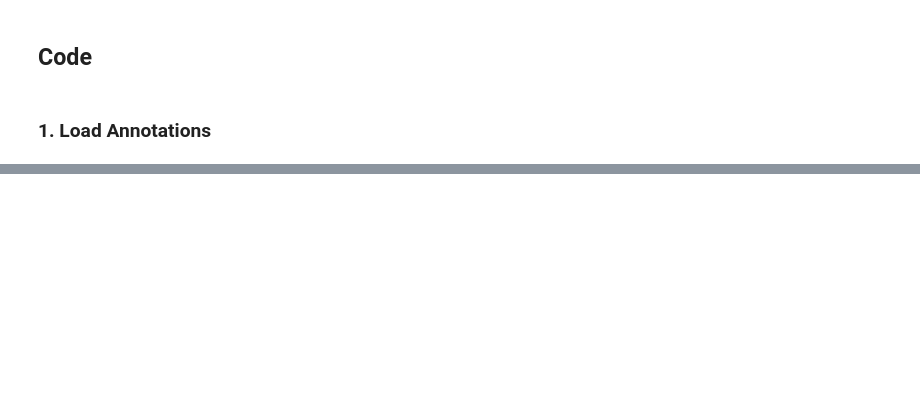
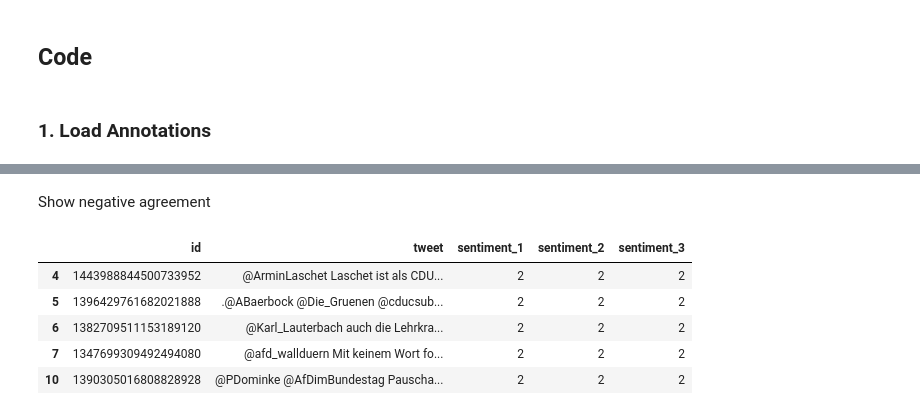
Before and after one commit to NilsHellwig/Twitter_German_Federal_Election_Perception_2021, a Jupyter notebook: 03 Data Annotation/further_annotation_analysis.ipynb, the cells around one changed output, grey strips where cells are left out. Cells and saved outputs as stored; diff of their text form; code cells hidden in the pictures; blank space fills up the shorter version.

```diff
--- a/03 Data Annotation/further_annotation_analysis.ipynb
+++ b/03 Data Annotation/further_annotation_analysis.ipynb
@@ -64,0 +115,11 @@ equal_values
+# %% [markdown]
+Show negative agreement
+# %%
+df_agreement[df_agreement["sentiment_1"] == 2][:5]
+# %% [output]
+|  | id | tweet | sentiment_1 | sentiment_2 | sentiment_3 |
+| 4 | 1443988844500733952 | @ArminLaschet Laschet ist als CDU... | 2 | 2 | 2 |
+| 5 | 1396429761682021888 | .@ABaerbock @Die_Gruenen @cducsub... | 2 | 2 | 2 |
+| 6 | 1382709511153189120 | @Karl_Lauterbach auch die Lehrkra... | 2 | 2 | 2 |
+| 7 | 1347699309492494080 | @afd_wallduern Mit keinem Wort fo... | 2 | 2 | 2 |
+| 10 | 1390305016808828928 | @PDominke @AfDimBundestag Pauscha... | 2 | 2 | 2 |
```
Also changed, not shown: parts of 34 cells of this notebook, 1 other file.
